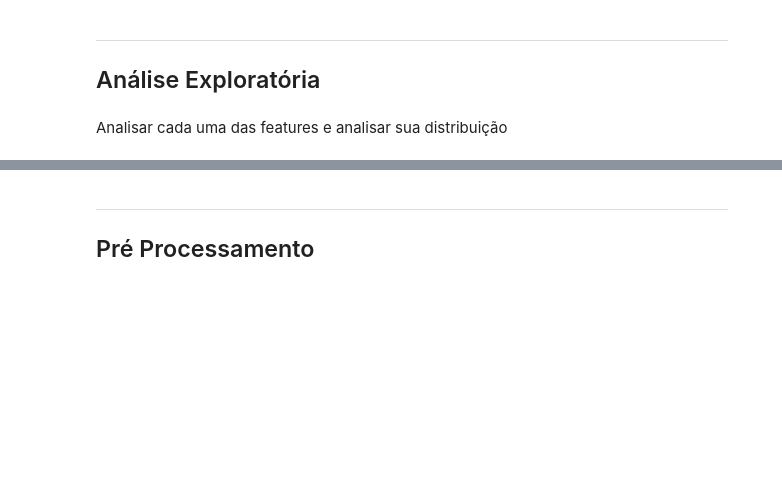
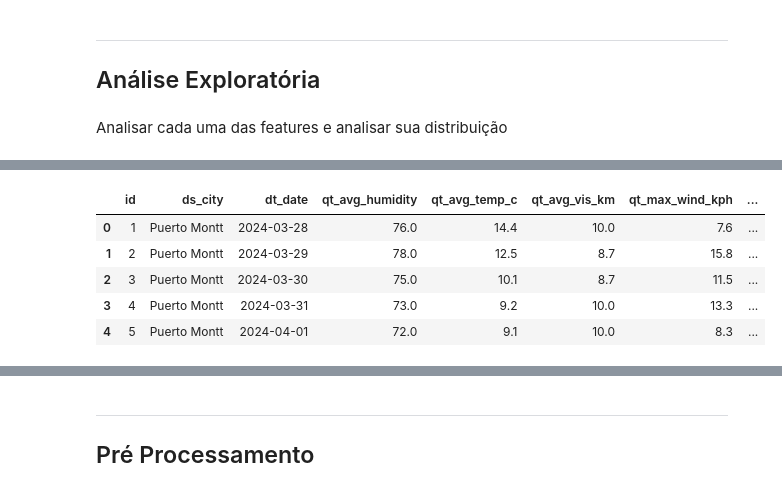
Before and after one commit to phenrike/tech-challenge-fase3-3MLET, a Jupyter notebook: app/notebook.ipynb, the cells around one changed output, grey strips where cells are left out. Saved outputs shown, nothing was run; the diff lists cells and outputs as text; code cells hidden in the pictures; blank space fills up the shorter version.

```diff
--- a/app/notebook.ipynb
+++ b/app/notebook.ipynb
@@ -16,0 +19,24 @@ import matplotlib.pyplot as plt
+# %%
+# Configurar a conexão ao PostgreSQL
+USER = "postgres"
+PASSWORD = "password"
+HOST = "localhost"  # Exemplo: "localhost" ou IP do servidor
+PORT = "5432"  # Porta padrão do PostgreSQL
+DB_NAME = "db_measurements"
+
+# Criar a string de conexão
+conn_str = f"postgresql+psycopg2://{USER}:{PASSWORD}@{HOST}:{PORT}/{DB_NAME}"
+
+# Criar a engine de conexão
+engine = create_engine(conn_str)
+
+# Testar a conexão e carregar dados em um DataFrame
+query = "SELECT * FROM tbl_weather_history"
+df_weather_history = pd.read_sql(query, engine)
+
+# Testar a conexão e carregar dados em um DataFrame
+query = "SELECT * FROM tbl_measurements"
+df_measurements = pd.read_sql(query, engine)
+
+# Exibir as primeiras linhas
+print(df_weather_history.head())
@@ -21,0 +67,10 @@ NameError: name 'df' is not defined
+# %%
+df_weather_history['dt_date'] = df_weather_history['dt_date'].apply(lambda x: x.isoformat() if pd.notnull(x) else None)
+df_weather_history.head()
+# %% [output]
+|  | id | ds_city | dt_date | qt_avg_humidity | qt_avg_temp_c | qt_avg_vis_km | qt_max_wind_kph | ... |
+| 0 | 1 | Puerto Montt | 2024-03-28 | 76.0 | 14.4 | 10.0 | 7.6 | ... |
+| 1 | 2 | Puerto Montt | 2024-03-29 | 78.0 | 12.5 | 8.7 | 15.8 | ... |
+| 2 | 3 | Puerto Montt | 2024-03-30 | 75.0 | 10.1 | 8.7 | 11.5 | ... |
+| 3 | 4 | Puerto Montt | 2024-03-31 | 73.0 | 9.2 | 10.0 | 13.3 | ... |
+| 4 | 5 | Puerto Montt | 2024-04-01 | 72.0 | 9.1 | 10.0 | 8.3 | ... |
```
Also changed, not shown: parts of 23 cells of this notebook, 2 other files.
